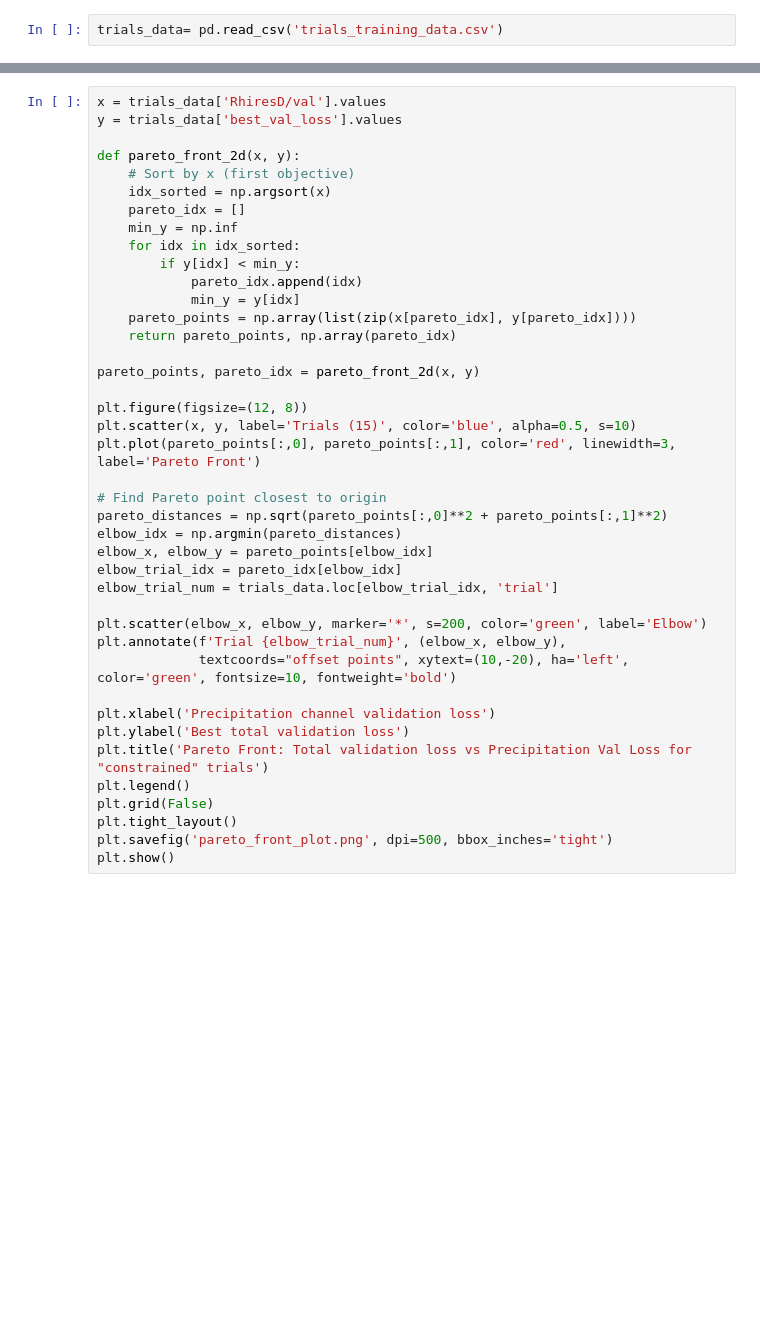
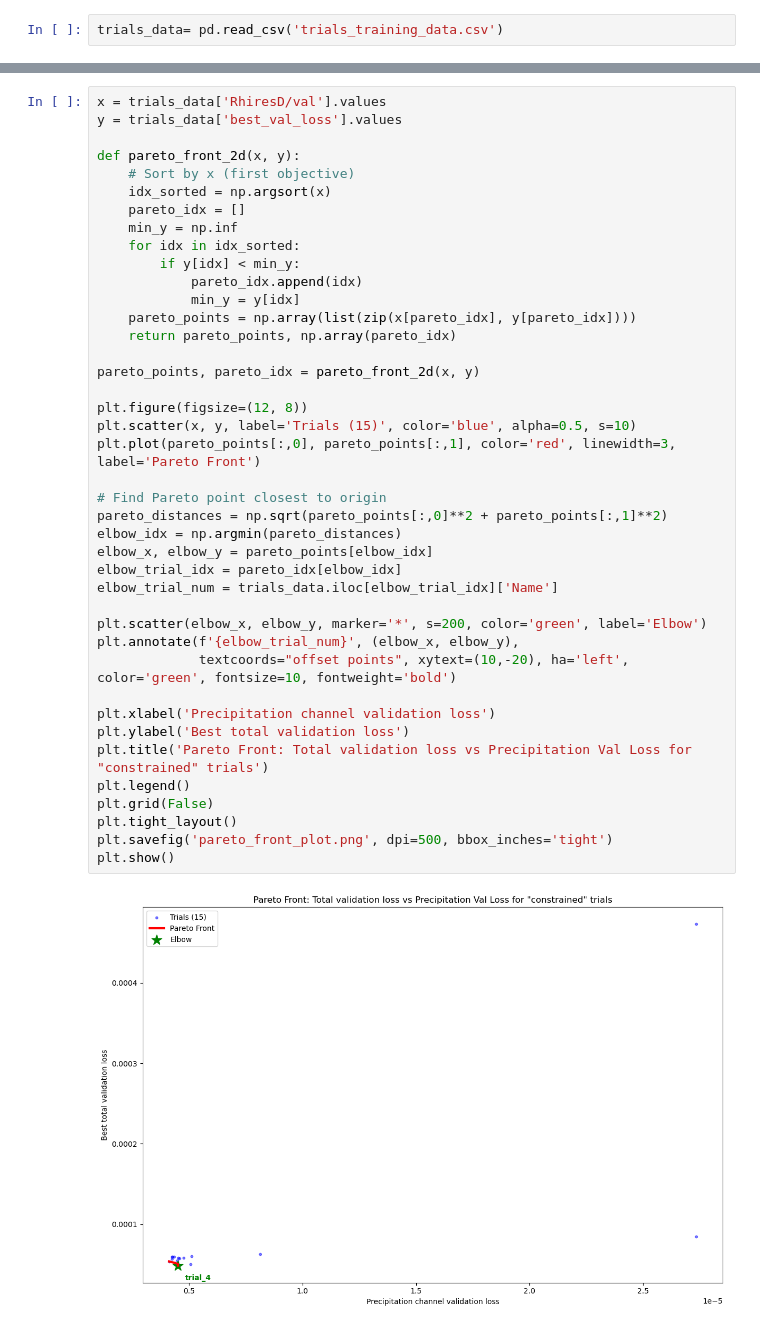
Before and after one commit to AsthanaShivanshi/Processing_and_Analysis_Scripts, a Jupyter notebook: Scripts/Jupyter_Notebooks/pareto.ipynb, the cells around one changed output, grey strips where cells are left out. Drawn from its saved outputs; the diff is of its cells as text; blank space fills up the shorter version.

```diff
--- a/Scripts/Jupyter_Notebooks/pareto.ipynb
+++ b/Scripts/Jupyter_Notebooks/pareto.ipynb
@@ -28,32 +31,34 @@ def pareto_front_2d(x, y):
     for idx in idx_sorted:
         if y[idx] < min_y:
             pareto_idx.append(idx)
             min_y = y[idx]
     pareto_points = np.array(list(zip(x[pareto_idx], y[pareto_idx])))
     return pareto_points, np.array(pareto_idx)
 
 pareto_points, pareto_idx = pareto_front_2d(x, y)
 
 plt.figure(figsize=(12, 8))
 plt.scatter(x, y, label='Trials (15)', color='blue', alpha=0.5, s=10)
 plt.plot(pareto_points[:,0], pareto_points[:,1], color='red', linewidth=3, label='Pareto Front')
 
 # Find Pareto point closest to origin
 pareto_distances = np.sqrt(pareto_points[:,0]**2 + pareto_points[:,1]**2)
 elbow_idx = np.argmin(pareto_distances)
 elbow_x, elbow_y = pareto_points[elbow_idx]
 elbow_trial_idx = pareto_idx[elbow_idx]
-elbow_trial_num = trials_data.loc[elbow_trial_idx, 'trial']
+elbow_trial_num = trials_data.iloc[elbow_trial_idx]['Name']
 
 plt.scatter(elbow_x, elbow_y, marker='*', s=200, color='green', label='Elbow')
-plt.annotate(f'Trial {elbow_trial_num}', (elbow_x, elbow_y),
+plt.annotate(f'{elbow_trial_num}', (elbow_x, elbow_y),
              textcoords="offset points", xytext=(10,-20), ha='left', color='green', fontsize=10, fontweight='bold')
 
 plt.xlabel('Precipitation channel validation loss')
 plt.ylabel('Best total validation loss')
 plt.title('Pareto Front: Total validation loss vs Precipitation Val Loss for "constrained" trials')
 plt.legend()
 plt.grid(False)
 plt.tight_layout()
 plt.savefig('pareto_front_plot.png', dpi=500, bbox_inches='tight')
 plt.show()
+# %% [output]
+[figure, added]
```
Also changed, not shown: parts of 2 cells of this notebook.
